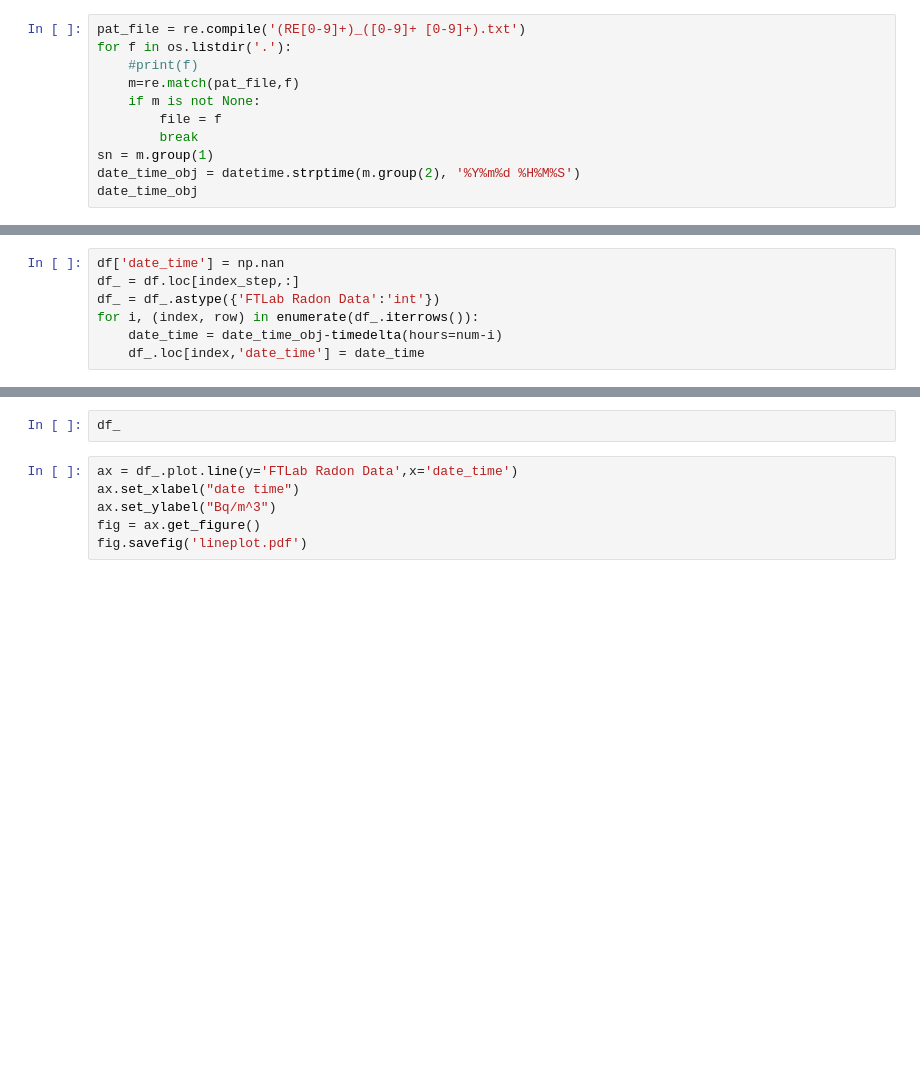
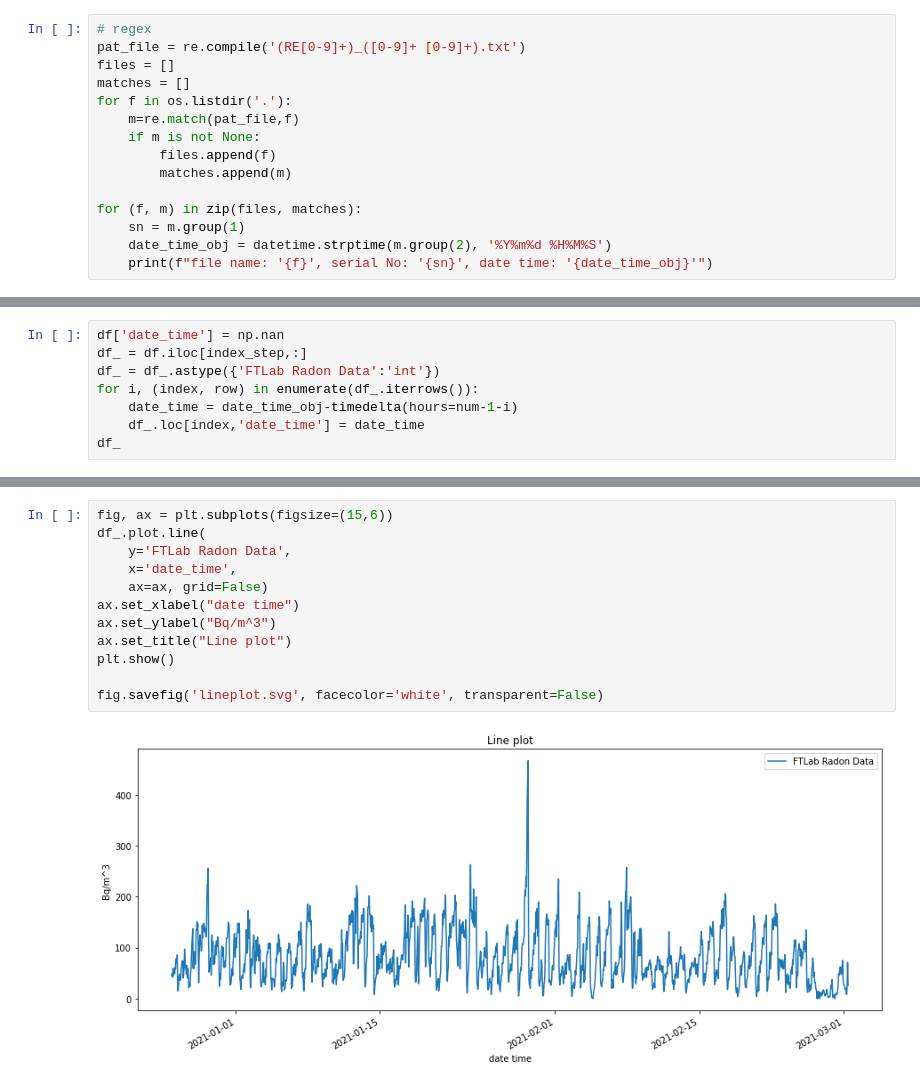
Before and after one commit to ai2ys/FTLab-Radon-Eye-evaluate-log, a Jupyter notebook: EvaluateLog.ipynb, the cells around one changed output, grey strips where cells are left out. Cells and saved outputs as stored; diff of their text form; blank space fills up the shorter version.

```diff
--- a/EvaluateLog.ipynb
+++ b/EvaluateLog.ipynb
@@ -9,11 +25,15 @@ from datetime import datetime, timedelta
 # %%
+# regex
 pat_file = re.compile('(RE[0-9]+)_([0-9]+ [0-9]+).txt')
+files = []
+matches = []
 for f in os.listdir('.'):
-    #print(f)
     m=re.match(pat_file,f)
     if m is not None:
-        file = f
-        break
-sn = m.group(1)
-date_time_obj = datetime.strptime(m.group(2), '%Y%m%d %H%M%S')
-date_time_obj
+        files.append(f)
+        matches.append(m)
+
+for (f, m) in zip(files, matches):
+    sn = m.group(1)
+    date_time_obj = datetime.strptime(m.group(2), '%Y%m%d %H%M%S')
+    print(f"file name: '{f}', serial No: '{sn}', date time: '{date_time_obj}'")
@@ -34,7 +90,8 @@ index_step
 # %%
 df['date_time'] = np.nan
-df_ = df.loc[index_step,:]
+df_ = df.iloc[index_step,:]
 df_ = df_.astype({'FTLab Radon Data':'int'})
 for i, (index, row) in enumerate(df_.iterrows()):
-    date_time = date_time_obj-timedelta(hours=num-i)
+    date_time = date_time_obj-timedelta(hours=num-1-i)
     df_.loc[index,'date_time'] = date_time
+df_
@@ -41,10 +112,16 @@ for i, (index, row) in enumerate(df_.iterrows()):
-# %%
-df_
 # %%
-ax = df_.plot.line(y='FTLab Radon Data',x='date_time')
+fig, ax = plt.subplots(figsize=(15,6))
+df_.plot.line(
+    y='FTLab Radon Data',
+    x='date_time',
+    ax=ax, grid=False)
 ax.set_xlabel("date time")
 ax.set_ylabel("Bq/m^3")
-fig = ax.get_figure()
-fig.savefig('lineplot.pdf')
+ax.set_title("Line plot")
+plt.show()
+
+fig.savefig('lineplot.svg', facecolor='white', transparent=False)
+# %% [output]
+[figure, added]
 # %%
 df_.set_index(df_.date_time, inplace=True)
```
Also changed, not shown: parts of 14 cells of this notebook, 11 other files.
